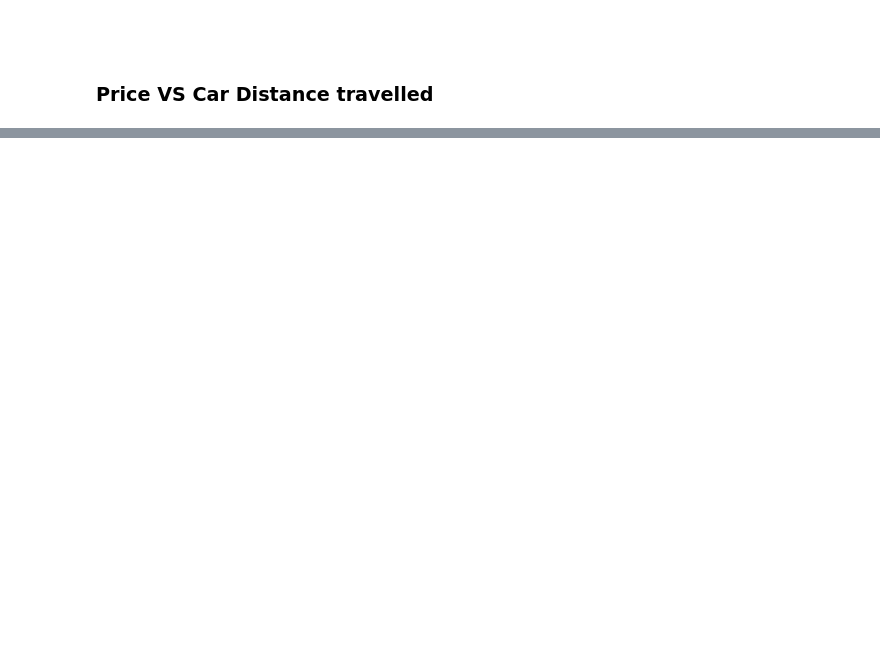
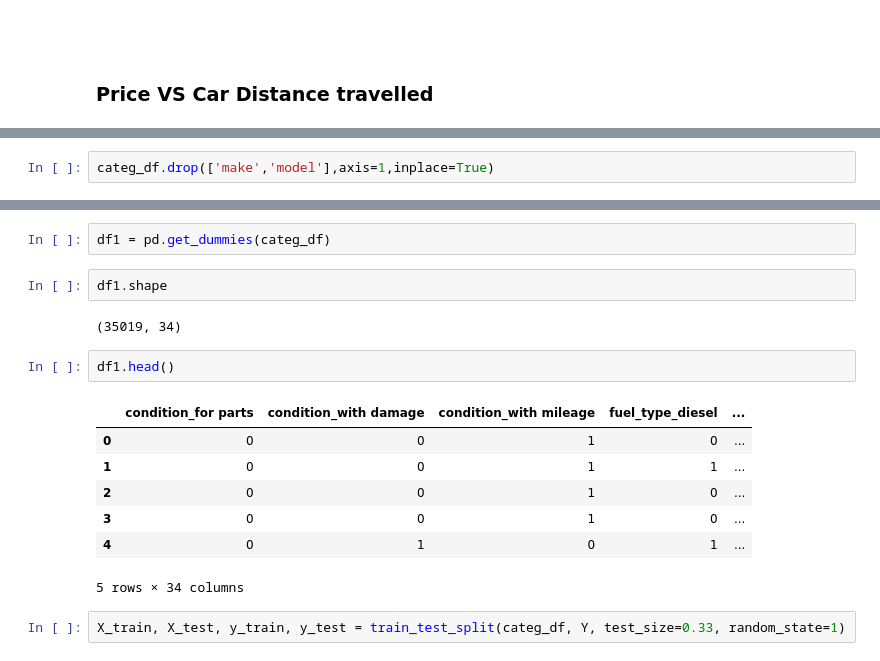
Before and after one commit to skar94376/Used_Car_Price, a Jupyter notebook: Used_Car_Price.ipynb, the cells around one changed output, grey strips where cells are left out. Drawn from its saved outputs; the diff is of its cells as text; blank space fills up the shorter version.

```diff
--- a/Used_Car_Price.ipynb
+++ b/Used_Car_Price.ipynb
@@ -312,0 +314,2 @@ sns.relplot(data=df,x='mileage(kilometers)',y='priceUSD',height=7,aspect=1.5,col
+# %%
+categ_df.drop(['make','model'],axis=1,inplace=True)
@@ -312,0 +326,18 @@ sns.relplot(data=df,x='mileage(kilometers)',y='priceUSD',height=7,aspect=1.5,col
+# %%
+df1 = pd.get_dummies(categ_df)
+# %%
+df1.shape
+# %% [output]
+(35019, 34)
+# %%
+df1.head()
+# %% [output]
+|  | condition_for parts | condition_with damage | condition_with mileage | fuel_type_diesel | ... |
+| 0 | 0 | 0 | 1 | 0 | ... |
+| 1 | 0 | 0 | 1 | 1 | ... |
+| 2 | 0 | 0 | 1 | 0 | ... |
+| 3 | 0 | 0 | 1 | 0 | ... |
+| 4 | 0 | 1 | 0 | 1 | ... |
+5 rows × 34 columns
+# %%
+X_train, X_test, y_train, y_test = train_test_split(categ_df, Y, test_size=0.33, random_state=1)
```
Also changed, not shown: parts of 71 cells of this notebook.
